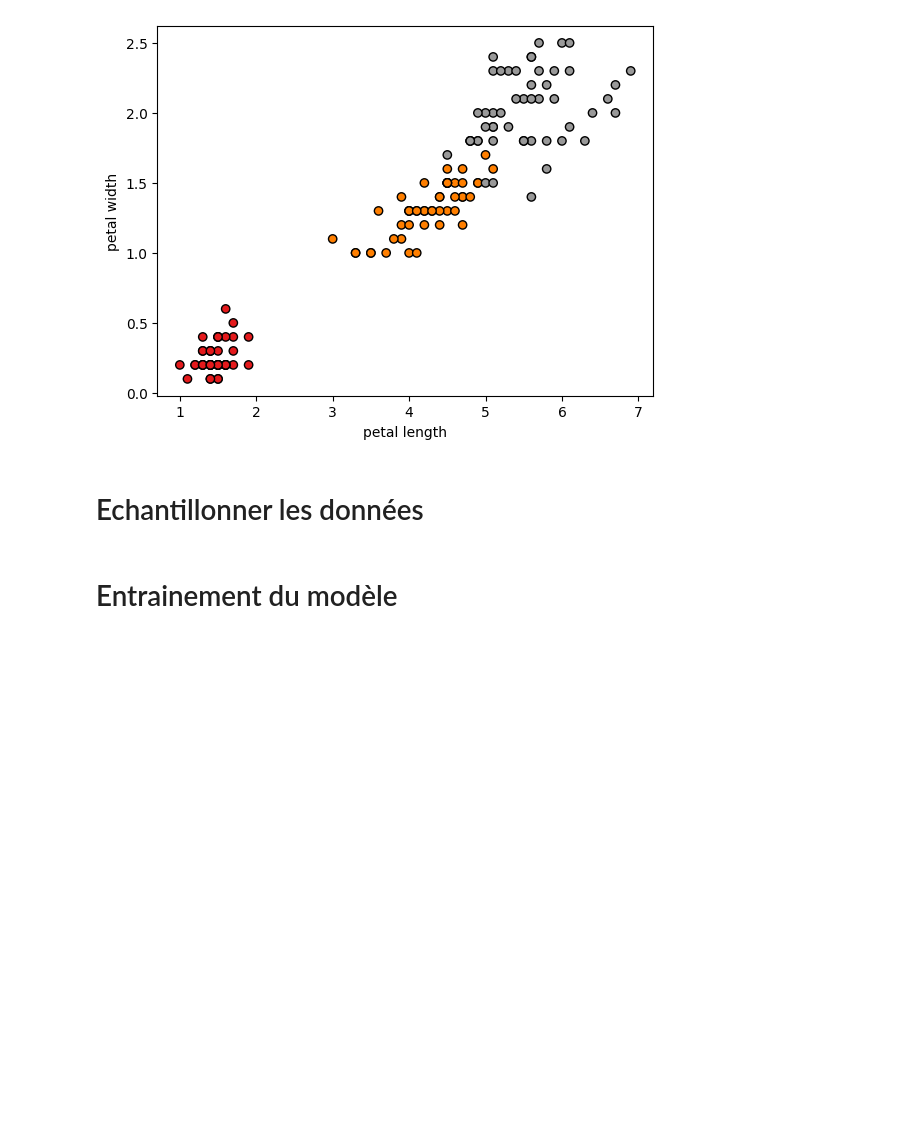
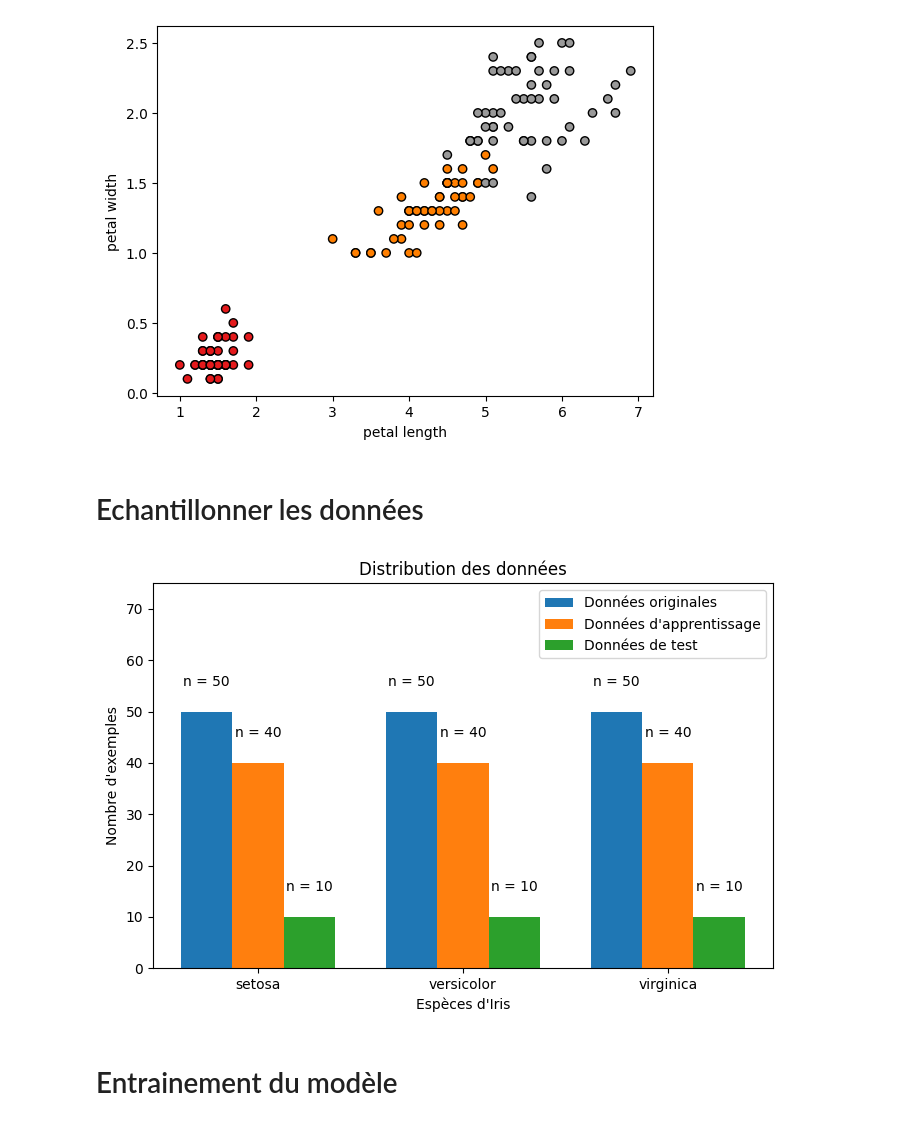
Before and after one commit to ClemBvn/git_github_exercice, a Jupyter notebook: iris.ipynb, the cells around one changed output. Cells and saved outputs as stored; diff of their text form; code cells hidden in the pictures; blank space fills up the shorter version.

```diff
--- a/iris.ipynb
+++ b/iris.ipynb
@@ -52,6 +52,43 @@ Text(0, 0.5, 'petal width')
 [figure]
 # %% [markdown]
 # Echantillonner les données
+# %%
+X_train, X_test, y_train, y_test = train_test_split(X, y, test_size = 0.2, stratify=y, random_state=42)
+# %%
+# histogramme de répartition des données
+plt.figure(figsize=(8,5), dpi=100)
+
+plt.title("Distribution des données")
+
+plt.hist([y, y_train, y_test],
+         bins = [x - 0.5 for x in range(0, 4)],
+         rwidth=0.75,
+         label=["Données originales", "Données d'apprentissage", "Données de test"])
+
+plt.annotate("n = " + str(np.sum(y == 0)), (-0.25, 55.0), ha='center')
+plt.annotate("n = " + str(np.sum(y_train == 0)), (0.0, 45.0), ha='center')
+plt.annotate("n = " + str(np.sum(y_test == 0)), (0.25, 15.0), ha='center')
+
+plt.annotate("n = " + str(np.sum(y == 1)), (0.75, 55.0), ha='center')
+plt.annotate("n = " + str(np.sum(y_train == 1)), (1.0, 45.0), ha='center')
+plt.annotate("n = " + str(np.sum(y_test == 1)), (1.25, 15.0), ha='center')
+
+plt.annotate("n = " + str(np.sum(y == 2)), (1.75, 55.0), ha='center')
+plt.annotate("n = " + str(np.sum(y_train == 2)), (2, 45.0), ha='center')
+plt.annotate("n = " + str(np.sum(y_test == 2)), (2.25, 15.0), ha='center')
+
+plt.xticks(np.arange(3), ("setosa", "versicolor", "virginica"))
+
+plt.xlabel("Espèces d'Iris")
+plt.ylabel("Nombre d'exemples")
+
+plt.ylim(0.0, 75.0)
+
+plt.legend()
+
+plt.show()
+# %% [output]
+[figure, added]
 # %% [markdown]
 # Entrainement du modèle
 # %% [markdown]
```
